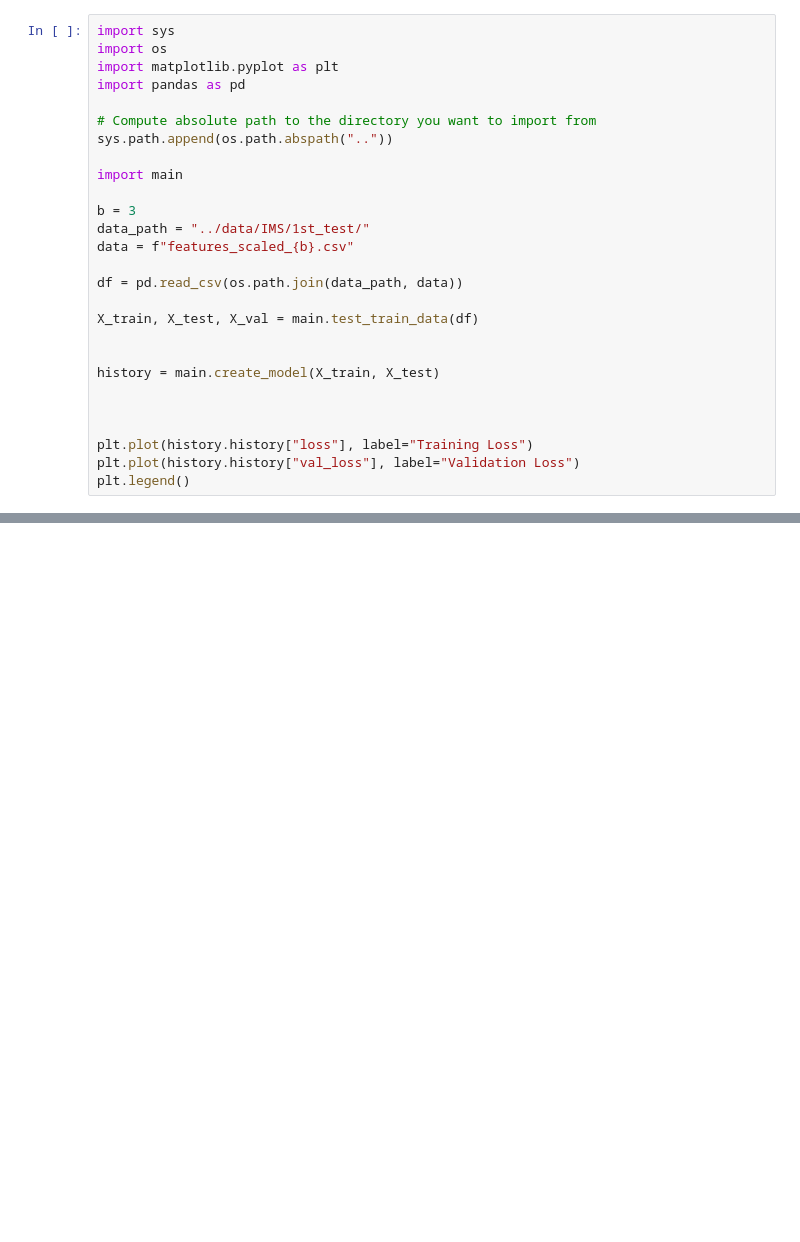
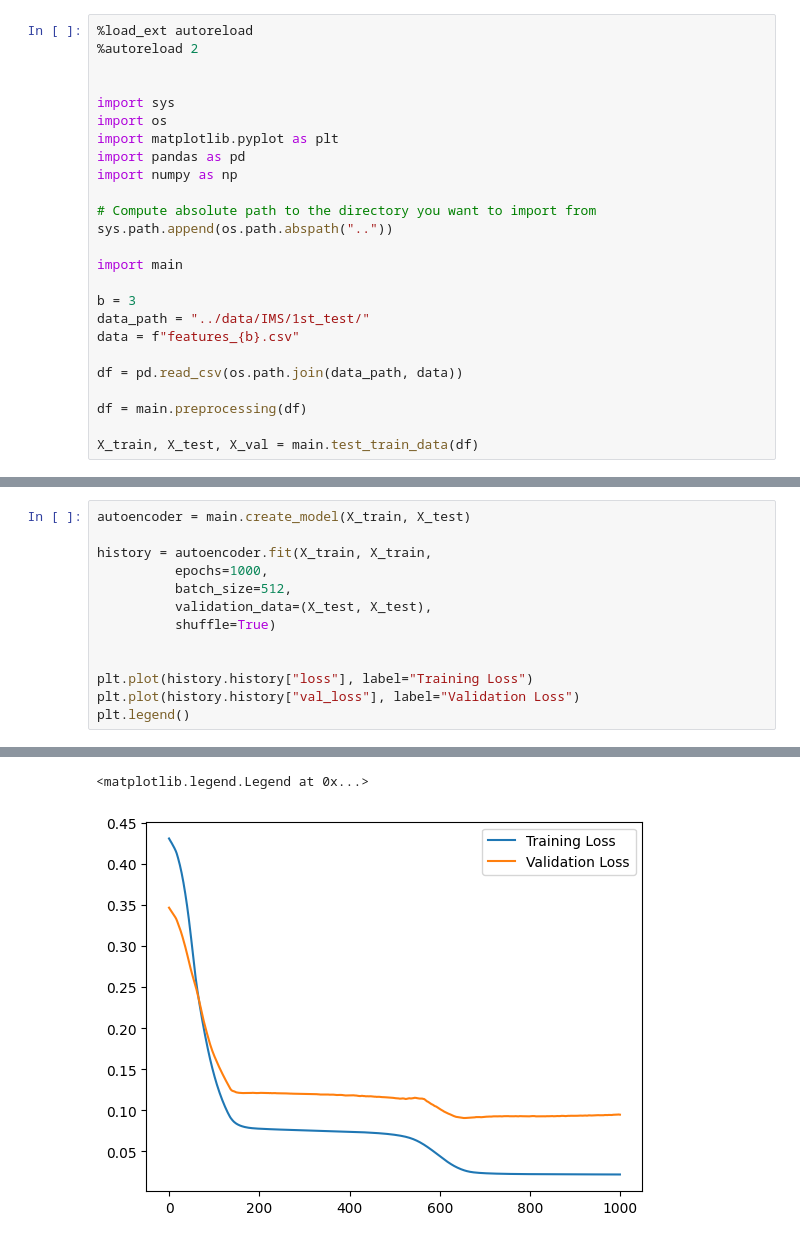
Before and after one commit to kettunenn/curly-lamp, a Jupyter notebook: examples/Neural Network.ipynb, the cells around one changed output, grey strips where cells are left out. Drawn from its saved outputs; the diff is of its cells as text; blank space fills up the shorter version.

```diff
--- a/examples/Neural Network.ipynb
+++ b/examples/Neural Network.ipynb
@@ -1,8 +1,13 @@
 # %%
+%load_ext autoreload
+%autoreload 2
+
+
 import sys
 import os
 import matplotlib.pyplot as plt
 import pandas as pd
+import numpy as np
 
 # Compute absolute path to the directory you want to import from
 sys.path.append(os.path.abspath(".."))
@@ -11,18 +16,11 @@ import main
 
 b = 3
 data_path = "../data/IMS/1st_test/"
-data = f"features_scaled_{b}.csv"
+data = f"features_{b}.csv"
 
 df = pd.read_csv(os.path.join(data_path, data))
 
+df = main.preprocessing(df)
+
 X_train, X_test, X_val = main.test_train_data(df)
-
-
-history = main.create_model(X_train, X_test)
-
-
-
-plt.plot(history.history["loss"], label="Training Loss")
-plt.plot(history.history["val_loss"], label="Validation Loss")
-plt.legend()
 # %% [output]
@@ -29,0 +29,14 @@ ValueError: too many values to unpack (expected 2)
+# %%
+autoencoder = main.create_model(X_train, X_test)
+
+history = autoencoder.fit(X_train, X_train,
+          epochs=1000,
+          batch_size=512,
+          validation_data=(X_test, X_test),
+          shuffle=True)
+
+
+plt.plot(history.history["loss"], label="Training Loss")
+plt.plot(history.history["val_loss"], label="Validation Loss")
+plt.legend()
+# %% [output]
@@ -29,0 +60,2 @@ ValueError: too many values to unpack (expected 2)
+<matplotlib.legend.Legend at 0x...>
+[figure, added]
```
Also changed, not shown: parts of 10 cells of this notebook, 4 other files.
